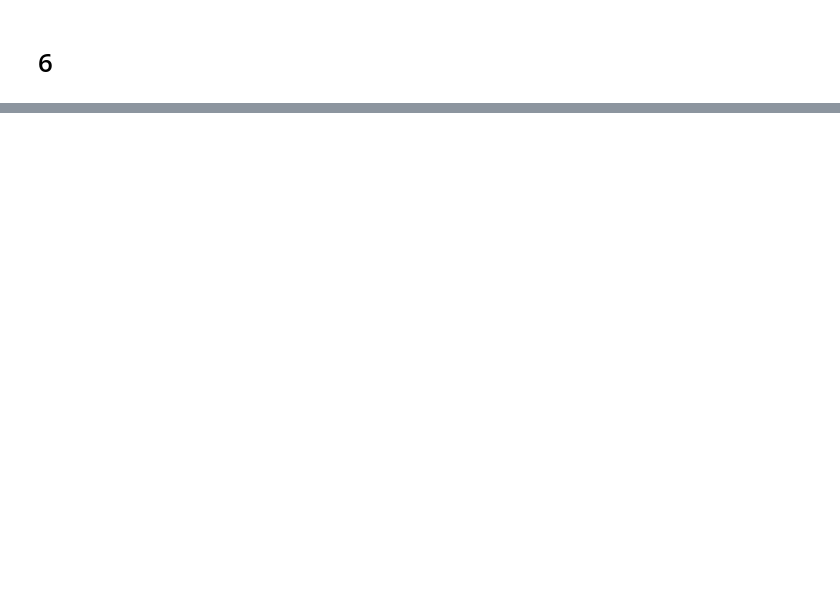
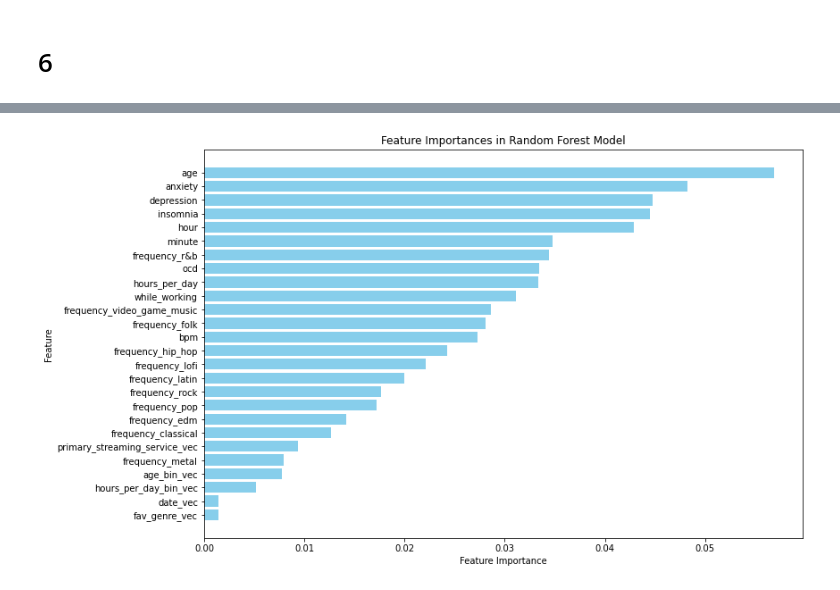
Before and after one commit to litahry/a4, a Jupyter notebook: Pt4.ipynb, the cells around one changed output, grey strips where cells are left out. Cells and saved outputs as stored; diff of their text form; code cells hidden in the pictures; blank space fills up the shorter version.

```diff
--- a/Pt4.ipynb
+++ b/Pt4.ipynb
@@ -814,0 +1028,92 @@ This stopped SparkContext was created at:
+# %%
+# 7.2
+
+from pyspark.ml.classification import RandomForestClassifier
+from pyspark.ml.evaluation import MulticlassClassificationEvaluator
+from pyspark.ml.feature import VectorAssembler, StringIndexer, OneHotEncoder
+from pyspark.ml import Pipeline
+from pyspark.ml.tuning import ParamGridBuilder, CrossValidator
+import pandas as pd
+import matplotlib.pyplot as plt
+import seaborn as sns
+
+# Define string columns and feature columns
+string_cols = ['primary_streaming_service', 'fav_genre', 'age_bin', 'hours_per_day_bin', 'date']
+feature_columns = ["age", "hours_per_day", "while_working", "bpm", "frequency_classical",
+                   "frequency_edm", "frequency_folk", "frequency_hip_hop", "frequency_latin",
+                   "frequency_lofi", "frequency_metal", "frequency_pop", "frequency_r&b",
+                   "frequency_rock", "frequency_video_game_music", "anxiety", "depression",
+                   "insomnia", "ocd", "hour", "minute"]
+
+# Index string columns
+indexers = [StringIndexer(inputCol=col, outputCol=f"{col}_indexed", handleInvalid='keep') for col in string_cols]
+
+# One-hot encode indexed columns
+encoders = [OneHotEncoder(inputCol=f"{col}_indexed", outputCol=f"{col}_vec") for col in string_cols]
+
+# Assemble features into a vector
+assembler = VectorAssembler(inputCols=feature_columns + [f"{col}_vec" for col in string_cols], outputCol="features")
+
+# Define the RandomForest model with the best-found parameters
+rf = RandomForestClassifier(labelCol="music_effects", featuresCol="features", numTrees=50, maxDepth=5, minInstancesPerNode=1, featureSubsetStrategy='log2')
+
+# Create the pipeline
+pipeline = Pipeline(stages=indexers + encoders + [assembler, rf])
+
+# Train-test split
+train_df, test_df = combined_transformed_df.randomSplit([0.7, 0.3], seed=42)
+
+# Train the model
+rf_model = pipeline.fit(train_df)
+
+# Make predictions
+test_predictions = rf_model.transform(test_df)
+
+# Evaluate the model
+evaluator = MulticlassClassificationEvaluator(labelCol="music_effects", predictionCol="prediction", metricName="accuracy")
+accuracy = evaluator.evaluate(test_predictions)
+print(f"Test Accuracy: {accuracy}")
+
+# Additional evaluation metrics
+precision_evaluator = MulticlassClassificationEvaluator(labelCol="music_effects", predictionCol="prediction", metricName="weightedPrecision")
+recall_evaluator = MulticlassClassificationEvaluator(labelCol="music_effects", predictionCol="prediction", metricName="weightedRecall")
+f1_evaluator = MulticlassClassificationEvaluator(labelCol="music_effects", predictionCol="prediction", metricName="f1")
+
+precision = precision_evaluator.evaluate(test_predictions)
+recall = recall_evaluator.evaluate(test_predictions)
+f1_score = f1_evaluator.evaluate(test_predictions)
+
+print(f"Precision: {precision}")
+print(f"Recall: {recall}")
+print(f"F1 Score: {f1_score}")
+
+# Extract feature importances
+feature_importances = rf_model.stages[-1].featureImportances
+
+# Get feature names
+feature_names = assembler.getInputCols()
+
+# Create a DataFrame for feature importances
+importance_df = pd.DataFrame(list(zip(feature_names, feature_importances)), columns=["Feature", "Importance"])
+importance_df = importance_df.sort_values(by="Importance", ascending=False)
+
+# Plot feature importances
+plt.figure(figsize=(12, 8))
+plt.barh(importance_df["Feature"], importance_df["Importance"], color='skyblue')
+plt.xlabel("Feature Importance")
+plt.ylabel("Feature")
+plt.title("Feature Importances in Random Forest Model")
+plt.gca().invert_yaxis()
+plt.show()
+
+# Create a confusion matrix
+actual = test_df.select("music_effects").toPandas()
+predicted = test_predictions.select("prediction").toPandas()
+confusion_matrix = pd.crosstab(actual["music_effects"], predicted["prediction"], rownames=["Actual"], colnames=["Predicted"])
+
+# Plot the confusion matrix
+plt.figure(figsize=(10, 6))
+sns.heatmap(confusion_matrix, annot=True, fmt="d", cmap="Blues")
+plt.title("Confusion Matrix")
+plt.show()
+# %% [output]
@@ -814,0 +1124 @@ This stopped SparkContext was created at:
+[figure, added]
```
Also changed, not shown: parts of 26 cells of this notebook.
